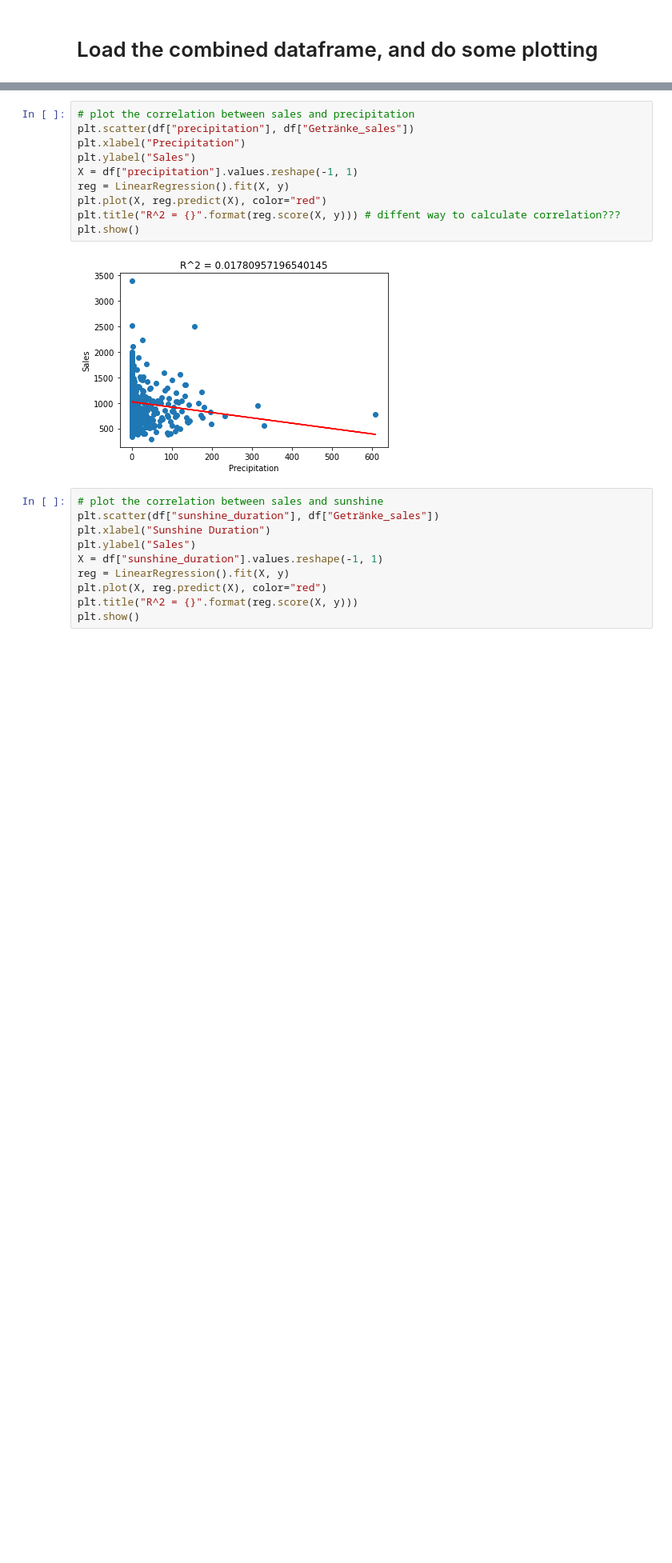
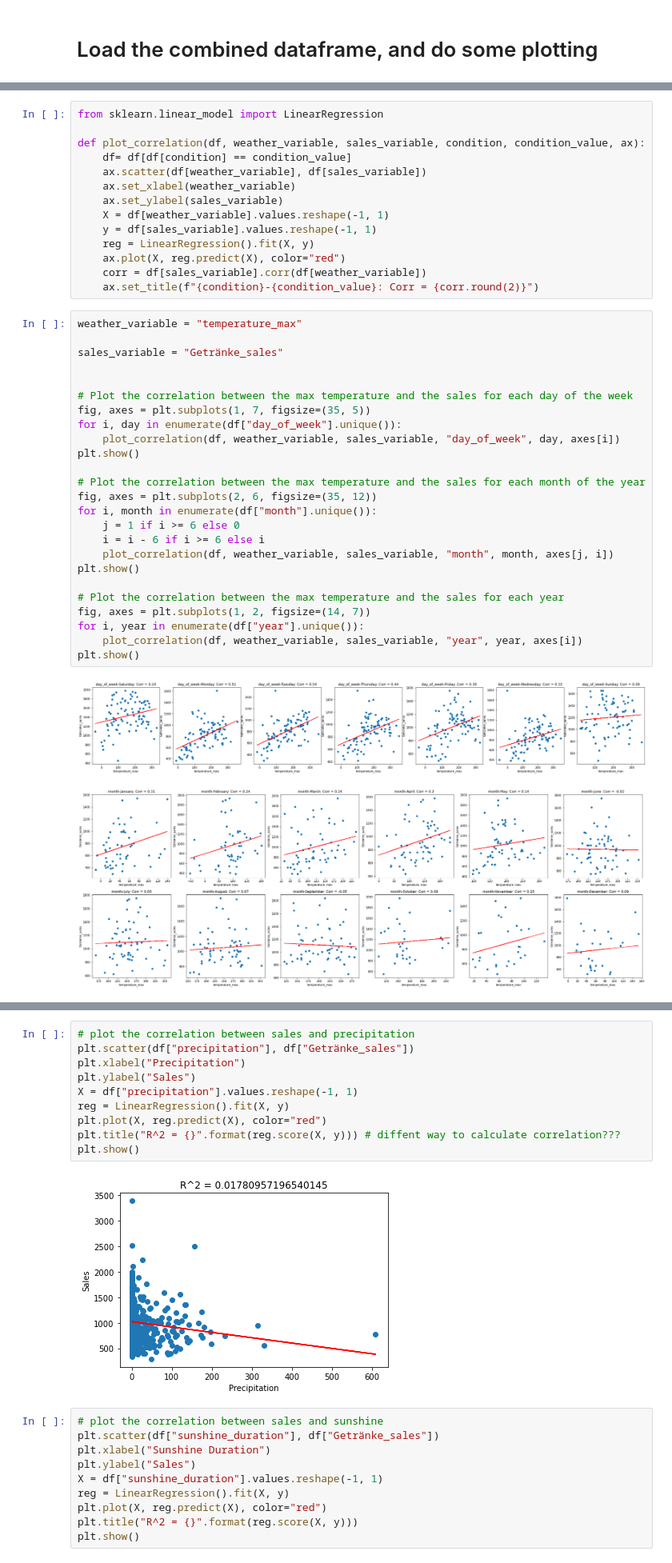
Before and after one commit to magicmagnus/CoffeeClimateCorrelation, a Jupyter notebook: plot_combined_data.ipynb, the cells around one changed output, grey strips where cells are left out. Shown: that part at 80% size. Cells and saved outputs as stored; diff of their text form; blank space fills up the shorter version.

```diff
--- a/plot_combined_data.ipynb
+++ b/plot_combined_data.ipynb
@@ -67,0 +70,42 @@ Text(0.5, 1.0, 'Correlation = 0.29600245964257305')
+# %%
+from sklearn.linear_model import LinearRegression
+
+def plot_correlation(df, weather_variable, sales_variable, condition, condition_value, ax):
+    df= df[df[condition] == condition_value]
+    ax.scatter(df[weather_variable], df[sales_variable])
+    ax.set_xlabel(weather_variable)
+    ax.set_ylabel(sales_variable)
+    X = df[weather_variable].values.reshape(-1, 1)
+    y = df[sales_variable].values.reshape(-1, 1)
+    reg = LinearRegression().fit(X, y)
+    ax.plot(X, reg.predict(X), color="red")
+    corr = df[sales_variable].corr(df[weather_variable])
+    ax.set_title(f"{condition}-{condition_value}: Corr = {corr.round(2)}")
+# %%
+weather_variable = "temperature_max"
+
+sales_variable = "Getränke_sales"
+
+
+# Plot the correlation between the max temperature and the sales for each day of the week
+fig, axes = plt.subplots(1, 7, figsize=(35, 5))
+for i, day in enumerate(df["day_of_week"].unique()):
+    plot_correlation(df, weather_variable, sales_variable, "day_of_week", day, axes[i])
+plt.show()
+
+# Plot the correlation between the max temperature and the sales for each month of the year
+fig, axes = plt.subplots(2, 6, figsize=(35, 12))
+for i, month in enumerate(df["month"].unique()):
+    j = 1 if i >= 6 else 0
+    i = i - 6 if i >= 6 else i
+    plot_correlation(df, weather_variable, sales_variable, "month", month, axes[j, i])
+plt.show()
+
+# Plot the correlation between the max temperature and the sales for each year
+fig, axes = plt.subplots(1, 2, figsize=(14, 7))
+for i, year in enumerate(df["year"].unique()):
+    plot_correlation(df, weather_variable, sales_variable, "year", year, axes[i])
+plt.show()
+# %% [output]
+[figure, added]
+[figure, added]
```
Also changed, not shown: parts of 4 cells of this notebook, 4 other files.
